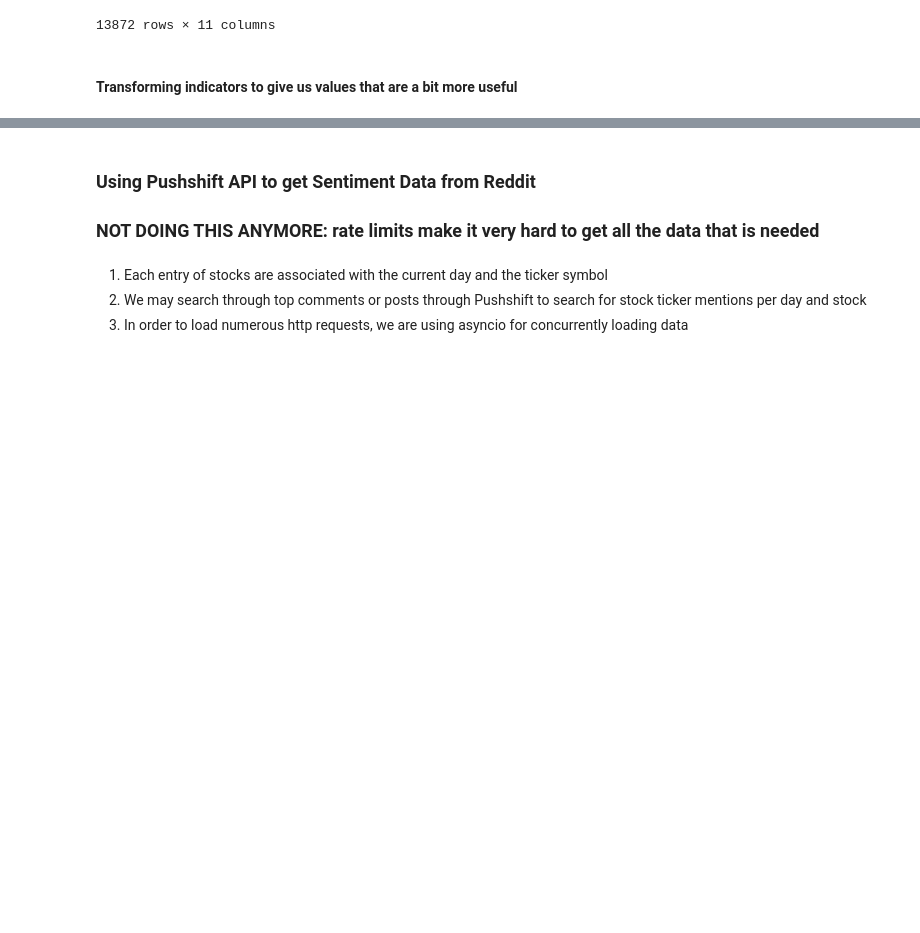
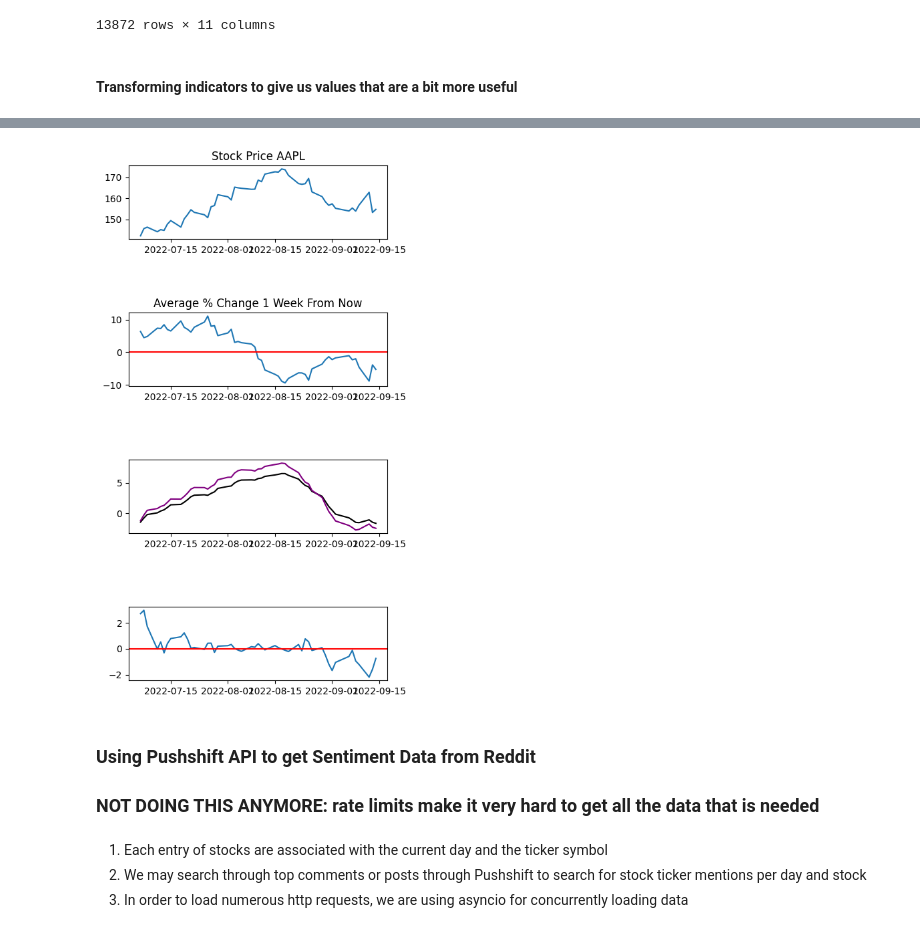
Before and after one commit to thabat12/stock_predictions, a Jupyter notebook: data_preparation/yfinance_data_preparation.ipynb, the cells around one changed output, grey strips where cells are left out. Cells and saved outputs as stored; diff of their text form; code cells hidden in the pictures; blank space fills up the shorter version.

Commit message:
aapl stock data written individually

```diff
--- a/data_preparation/yfinance_data_preparation.ipynb
+++ b/data_preparation/yfinance_data_preparation.ipynb
@@ -345,10 +253,0 @@ plt.boxplot(new_macd_indicator.dropna())
-# %%
-stock_data['MACD NEW'] = new_macd_indicator
-# %%
-def average_percent_change_after(x):
-    return ((np.mean(x[:-1]) - x[-1]) / x[-1]) * 100
-
-period = 5
-percent_changes = stock_data['Adj Close'][::-1].rolling(period + 1).apply(average_percent_change_after)[::-1]
-
-percent_changes.describe()
@@ -377,2 +253,0 @@ fig.subplots_adjust(hspace=0.5)
-# %%
-stock_data['% Change 14-Day Period'] = percent_changes
@@ -432,0 +254,77 @@ plot_my_graph(stock_data)
+# %%
+avg_price_days_between = 5
+avg_price_period = 10
+
+
+
+# the first thing i'm doing is calculating the average price for the period
+# that comes after a certain date, and this code represents the following...
+
+# let x be = [.....X.....]
+# average calculated from something like = [....X...[..(average)..]....]
+def average_price_after_period(x, days_between = 5, period = 10):
+
+    def calculate_average(x, period):
+        return np.mean(x[0:period])
+    return x[::-1].rolling(days_between + period + 1).apply(lambda x: calculate_average(x, period))[::-1]
+
+new_prices = average_price_after_period(stock_data['Adj Close'], days_between=avg_price_days_between, period=avg_price_period)
+
+percent_changes = (new_prices.astype(float) - stock_data['Adj Close'].astype(float)) / stock_data['Adj Close'].astype(float) * 100
+stock_data['Percent_Changes'] = percent_changes
+
+
+# now, we will derive a new sort of variable for our MACD lines so our data will
+# have better meaning. The MACD indicator will essentially give us more positive
+# values whenever the signal line crosses above the MACD, and vice-versa for
+# negative values
+def macd_new_indicator(macd_differences, slope_period):
+    # here, we will make the indicator and then visualize everything together at once
+    def tanh_activation_function(x, factor = 1):
+        if not x:
+            return None
+        return 1 - (math.tanh(factor * x) ** 2)
+
+    def slope_from_past(x, period = 5, data = stock_data):
+        start = x[0]
+        end = x[1]
+
+        if not start or not end:
+            return None
+        else:
+            return (end - start) / period
+
+    signal = [tanh_activation_function(i) for i in macd_differences]
+
+    period = 10
+    slope = macd_differences.rolling(period).apply(lambda x: slope_from_past(x, period=period))
+
+    new_macd_indicator = signal * slope * 100
+
+    return new_macd_indicator
+
+# remember: always do signal - macd for a better explanation of what's going on
+macd_differences = stock_data['MACD-SIGNAL'] - stock_data['MACD']
+new_macd_indicator = macd_new_indicator(macd_differences, 10)
+
+stock_data['MACD-NEW'] = new_macd_indicator
+
+# visualize the results
+fig, ax = plt.subplots(4, 1, figsize=(5, 10))
+
+start = -200
+end = -150
+
+ax[0].plot(stock_data['Adj Close'][start:end].astype(float))
+ax[0].set_title('Stock Price AAPL')
+ax[1].plot(stock_data['Percent_Changes'][start:end].astype(float))
+ax[1].set_title('Average % Change 1 Week From Now')
+ax[1].axhline(0, color = 'red')
+ax[2].plot(stock_data['MACD'][start:end].astype(float), color = 'black')
+ax[2].plot(stock_data['MACD-SIGNAL'][start:end].astype(float), color = 'purple')
+ax[3].plot(stock_data['MACD-NEW'][start:end].astype(float))
+ax[3].axhline(0, color = 'red', linestyle='-')
+
+fig.subplots_adjust(hspace=1)
+# %% [output]
+[figure, added]
```
Also changed, not shown: parts of 18 cells of this notebook, 2 other files.
